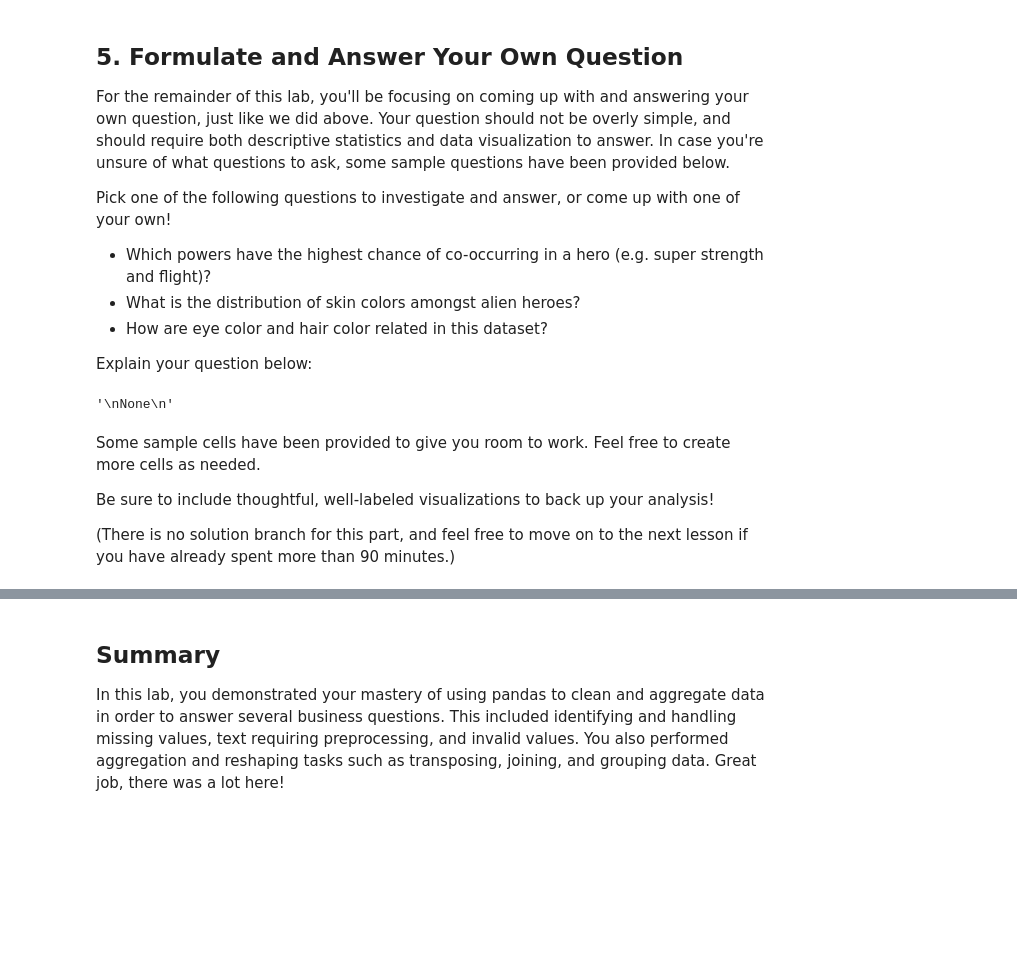
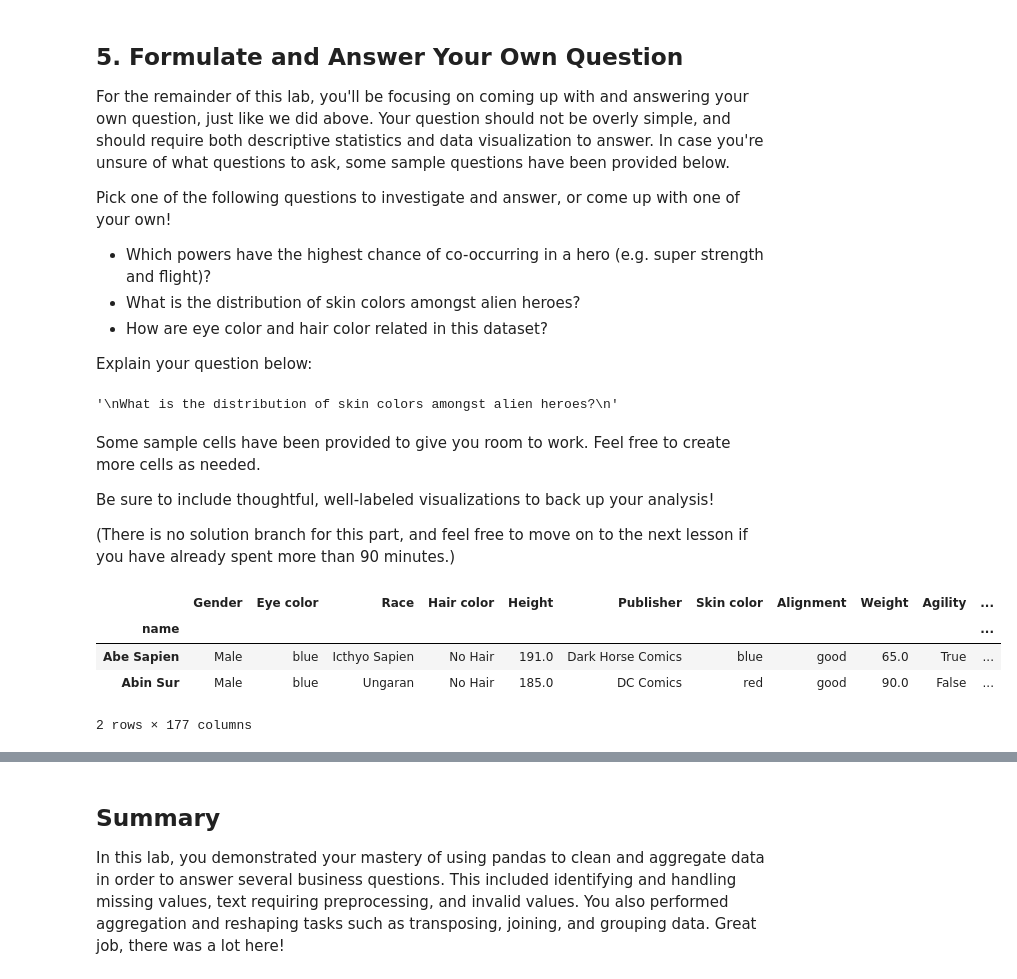
Before and after one commit to nkevin90/dsc-pandas-data-cleaning-lab, a Jupyter notebook: index.ipynb, the cells around one changed output, grey strips where cells are left out. Drawn from its saved outputs; the diff is of its cells as text; code cells hidden in the pictures; blank space fills up the shorter version.

```diff
--- a/index.ipynb
+++ b/index.ipynb
@@ -815,13 +815,23 @@ Explain your question below:
 # %%
 # Replace None with appropriate text:
 """
-None
+What is the distribution of skin colors amongst alien heroes?
 """
 # %% [output]
-'\nNone\n'
+'\nWhat is the distribution of skin colors amongst alien heroes?\n'
 # %% [markdown]
 Some sample cells have been provided to give you room to work. Feel free to create more cells as needed.
 
 Be sure to include thoughtful, well-labeled visualizations to back up your analysis!
 
 (There is no solution branch for this part, and feel free to move on to the next lesson if you have already spent more than 90 minutes.)
+# %%
+dataset=heroes_and_powers_df[heroes_and_powers_df["Height"] != -99.0].copy()
+non_human=dataset[~dataset['Race'].str.startswith('Human')]
+non_human.head(2)
+# %% [output]
+|  | Gender | Eye color | Race | Hair color | Height | Publisher | Skin color | Alignment | Weight | Agility | ... |
+| name |  |  |  |  |  |  |  |  |  |  | ... |
+| Abe Sapien | Male | blue | Icthyo Sapien | No Hair | 191.0 | Dark Horse Comics | blue | good | 65.0 | True | ... |
+| Abin Sur | Male | blue | Ungaran | No Hair | 185.0 | DC Comics | red | good | 90.0 | False | ... |
+2 rows × 177 columns
```
Also changed, not shown: parts of 5 cells of this notebook.
